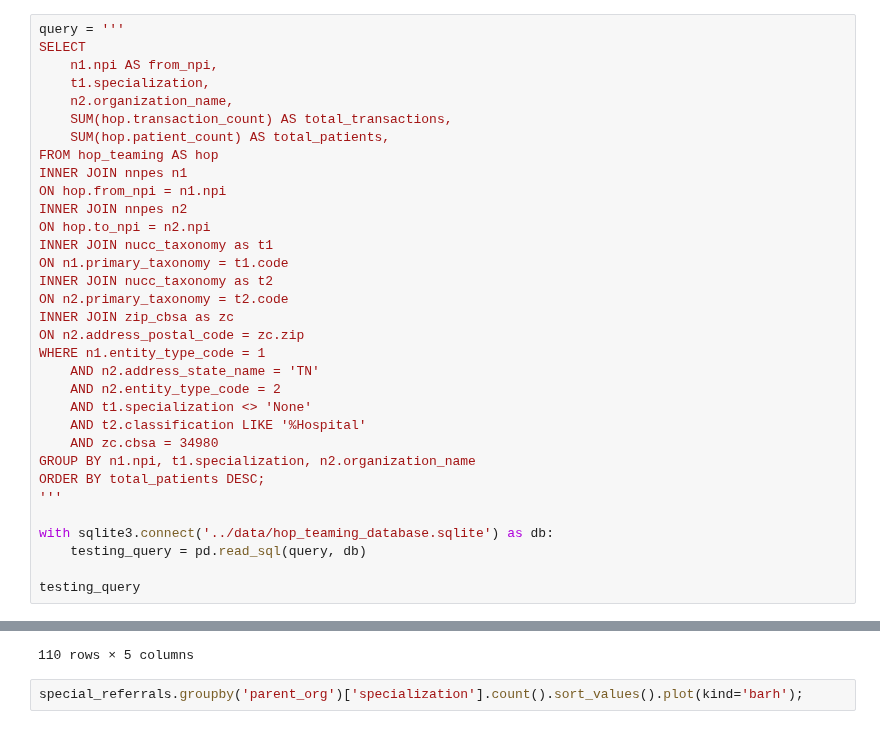
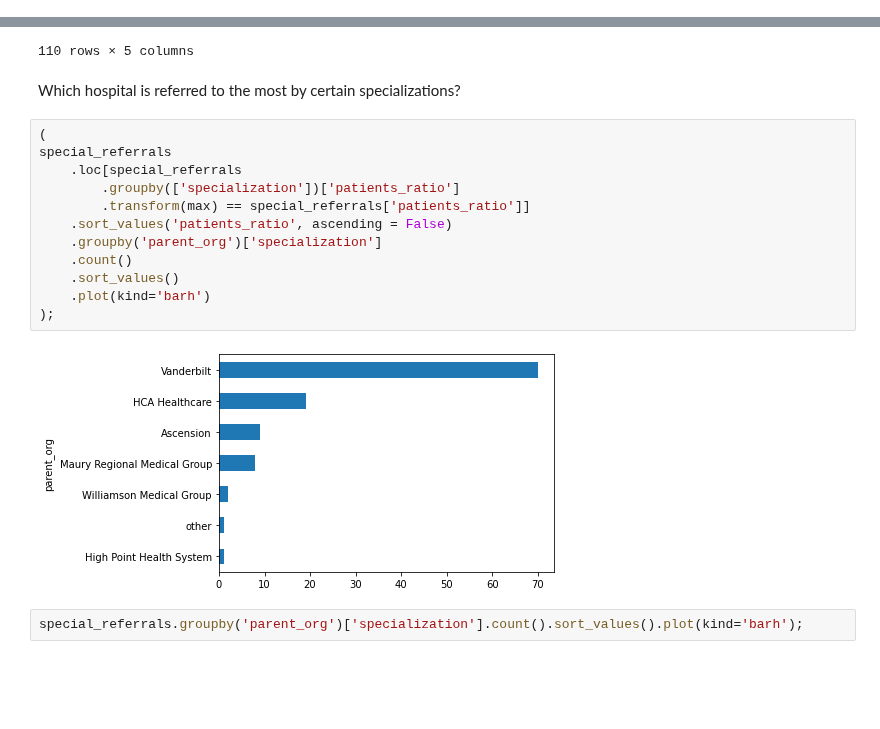
Before and after one commit to tomoumer/hop_team-the-hindenburgs, a Jupyter notebook: notebooks/data_exploration.ipynb, the cells around one changed output, grey strips where cells are left out. Saved outputs shown, nothing was run; the diff lists cells and outputs as text; blank space fills up the shorter version.

```diff
--- a/notebooks/data_exploration.ipynb
+++ b/notebooks/data_exploration.ipynb
@@ -173,33 +157,0 @@ providers_to_hospitals.describe()
-# %%
-query = '''
-SELECT
-    n1.npi AS from_npi,
-    t1.specialization,
-    n2.organization_name,
-    SUM(hop.transaction_count) AS total_transactions,
-    SUM(hop.patient_count) AS total_patients,
-FROM hop_teaming AS hop
-INNER JOIN nnpes n1
-ON hop.from_npi = n1.npi
-INNER JOIN nnpes n2
-ON hop.to_npi = n2.npi
-INNER JOIN nucc_taxonomy as t1
-ON n1.primary_taxonomy = t1.code
-INNER JOIN nucc_taxonomy as t2
-ON n2.primary_taxonomy = t2.code
-INNER JOIN zip_cbsa as zc
-ON n2.address_postal_code = zc.zip
-WHERE n1.entity_type_code = 1
-    AND n2.address_state_name = 'TN'
-    AND n2.entity_type_code = 2
-    AND t1.specialization <> 'None'
-    AND t2.classification LIKE '%Hospital'
-    AND zc.cbsa = 34980
-GROUP BY n1.npi, t1.specialization, n2.organization_name
-ORDER BY total_patients DESC;
-'''
-
-with sqlite3.connect('../data/hop_teaming_database.sqlite') as db:
-    testing_query = pd.read_sql(query, db)
-
-testing_query
@@ -345,6 +283,22 @@ special_referrals
 | 138 | Gastroenterology | Vanderbilt | 11407 | 7869 | 0.293773 |
 | 373 | Vascular Surgery | Vanderbilt | 4560 | 3173 | 0.285676 |
 110 rows × 5 columns
+# %% [markdown]
+Which hospital is referred to the most by certain specializations?
+# %%
+(
+special_referrals
+    .loc[special_referrals
+        .groupby(['specialization'])['patients_ratio']
+        .transform(max) == special_referrals['patients_ratio']]
+    .sort_values('patients_ratio', ascending = False)
+    .groupby('parent_org')['specialization']
+    .count()
+    .sort_values()
+    .plot(kind='barh')
+);
+# %% [output]
+[figure, added]
 # %%
 special_referrals.groupby('parent_org')['specialization'].count().sort_values().plot(kind='barh');
 # %% [output]
```
Also changed, not shown: parts of 25 cells of this notebook.
